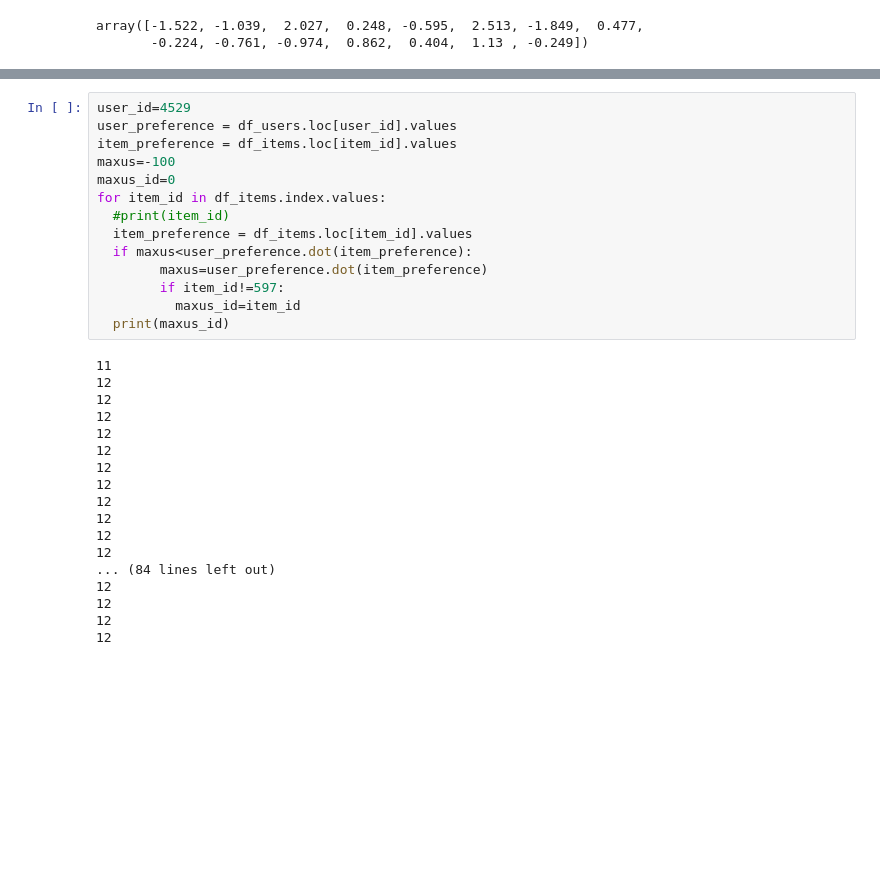
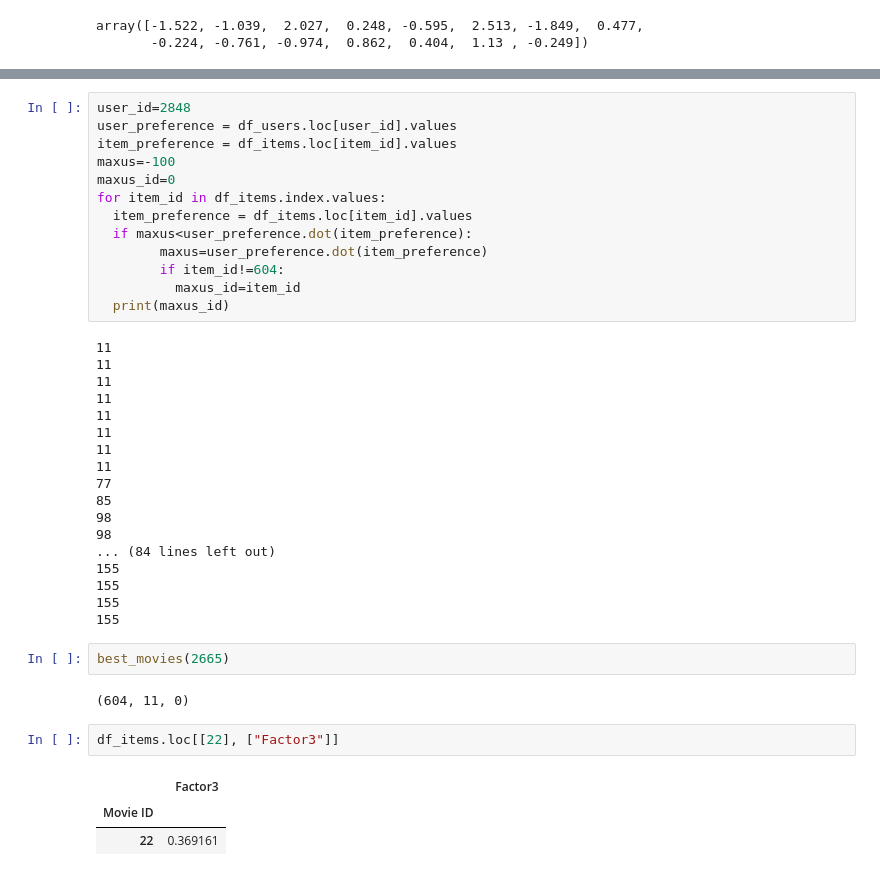
Before and after one commit to ag20327/CE888, a Jupyter notebook: Lab4/my_recommender.ipynb, the cells around one changed output, grey strips where cells are left out. Saved outputs shown, nothing was run; the diff lists cells and outputs as text; blank space fills up the shorter version.

```diff
--- a/Lab4/my_recommender.ipynb
+++ b/Lab4/my_recommender.ipynb
@@ -397,32 +415,41 @@ def best_movies(user_id):
 # %%
-user_id=4529
+user_id=2848
 user_preference = df_users.loc[user_id].values
 item_preference = df_items.loc[item_id].values
 maxus=-100
 maxus_id=0
 for item_id in df_items.index.values:
-  #print(item_id)
   item_preference = df_items.loc[item_id].values
   if maxus<user_preference.dot(item_preference):
         maxus=user_preference.dot(item_preference)
-        if item_id!=597:
+        if item_id!=604:
           maxus_id=item_id
   print(maxus_id)
 # %% [output]
 11
-12
-12
-12
-12
-12
-12
-12
-12
-12
-12
-12
+11
+11
+11
+11
+11
+11
+11
+77
+85
+98
+98
 ... (84 lines left out)
-12
-12
-12
-12
+155
+155
+155
+155
+# %%
+best_movies(2665)
+# %% [output]
+(604, 11, 0)
+# %%
+df_items.loc[[22], ["Factor3"]]
+# %% [output]
+|  | Factor3 |
+| Movie ID |  |
+| 22 | 0.369161 |
```
Also changed, not shown: parts of 19 cells of this notebook.
